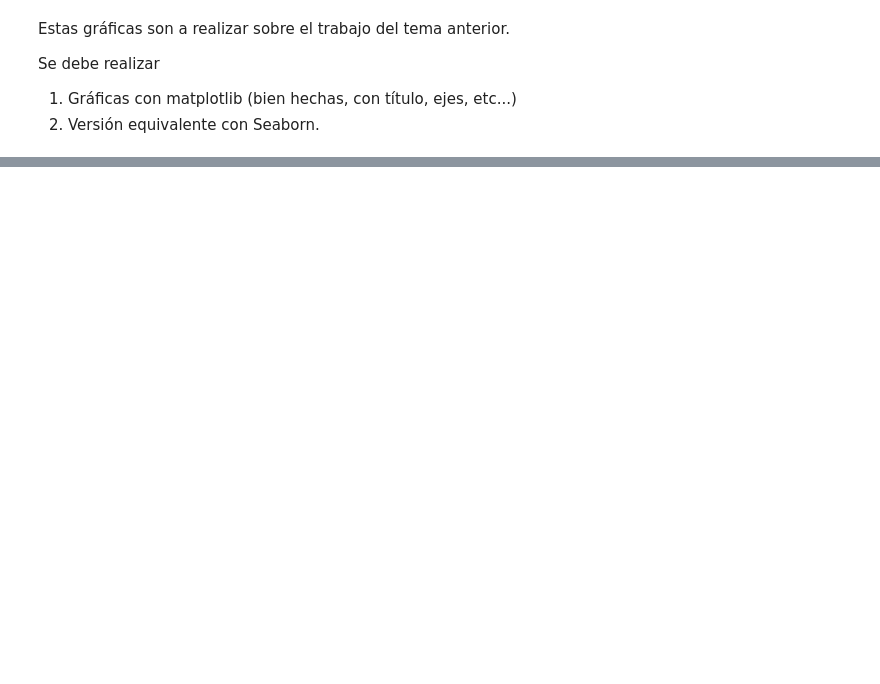
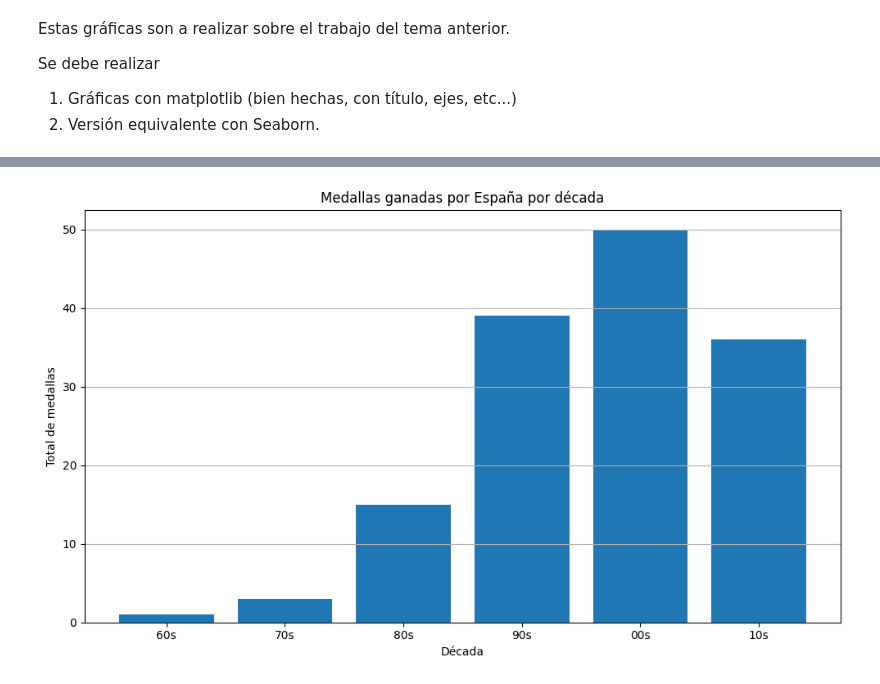
Before and after one commit to iriveraf01/Python-2526, a Jupyter notebook: AD/TrabajoTema2/Enunciado_matplotlib_2.ipynb, the cells around one changed output, grey strips where cells are left out. Drawn from its saved outputs; the diff is of its cells as text; code cells hidden in the pictures; blank space fills up the shorter version.

```diff
--- a/AD/TrabajoTema2/Enunciado_matplotlib_2.ipynb
+++ b/AD/TrabajoTema2/Enunciado_matplotlib_2.ipynb
@@ -46,3 +136,42 @@ Para ello debes hacer:
 * Posteriormente, se agrupa por década y se suman las medallas totales, guardando en un nuevo dataframe espana_decadas
 
 ![imagen.png](attachment:imagen.png)
+# %%
+import pandas as pd
+import matplotlib.pyplot as plt
+
+# Discretizar la columna Year en décadas usando cut
+spain['decada'] = pd.cut(
+    spain['Year'],
+    bins=[1960, 1970, 1980, 1990, 2000, 2010, 2020],
+    labels=['60s', '70s', '80s', '90s', '00s', '10s'],
+    right=False   # El intervalo incluye el límite izquierdo
+)
+
+# Agrupar por década y sumar el total de medallas
+espana_decadas = (
+    spain
+    .groupby('decada', as_index=False)['total']
+    .sum()
+)
+
+# Crear el gráfico de barras
+plt.figure(figsize=(10, 6))
+
+plt.bar(
+    espana_decadas['decada'],   # Eje X: décadas
+    espana_decadas['total']     # Eje Y: total de medallas
+)
+
+# Títulos y etiquetas
+plt.title('Medallas ganadas por España por década')
+plt.xlabel('Década')
+plt.ylabel('Total de medallas')
+
+# Rejilla solo en el eje Y (mejor para barras)
+plt.grid(axis='y')
+
+plt.tight_layout()
+plt.show()
+# %% [output]
+[figure, added]
```
Also changed, not shown: parts of 2 cells of this notebook.
